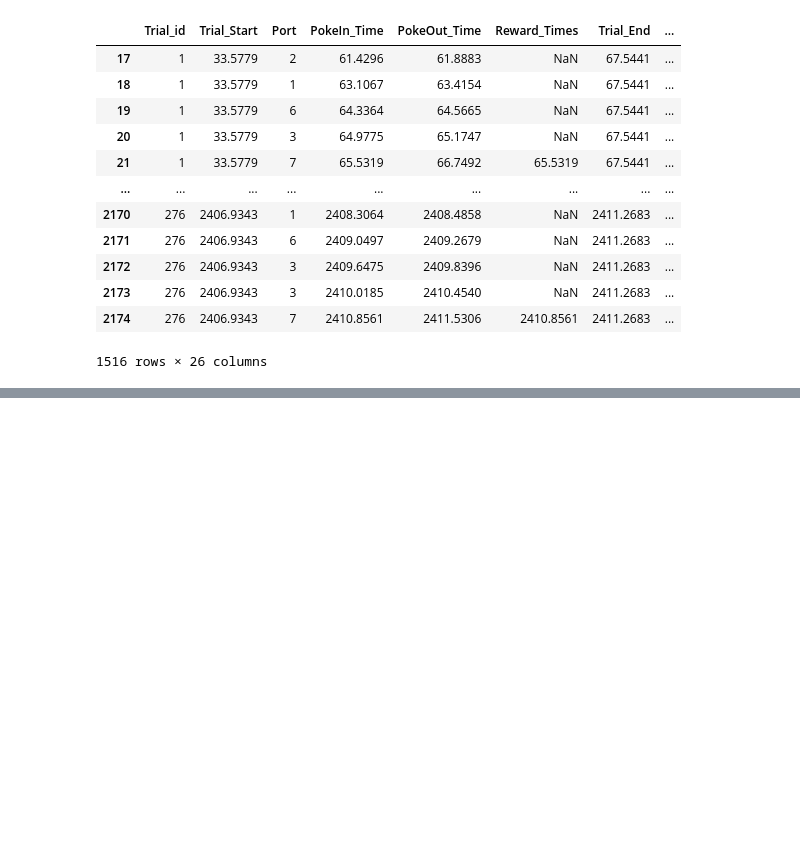
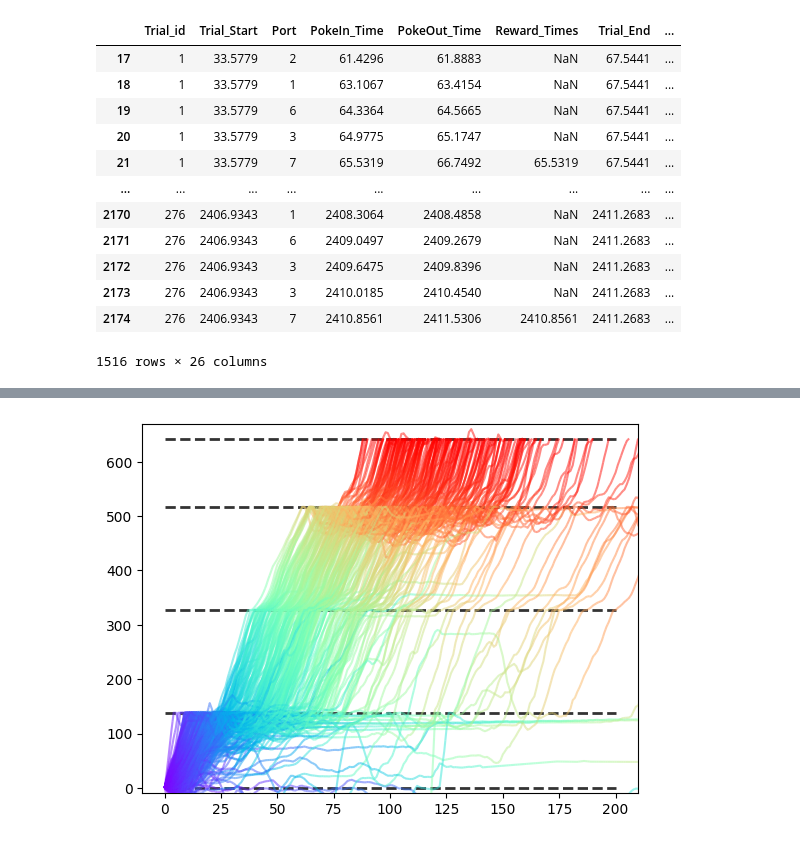
Before and after one commit to ncguilbeault/striatal_replay, a Jupyter notebook: notebooks/linearize_trajectory.ipynb, the cells around one changed output, grey strips where cells are left out. Saved outputs shown, nothing was run; the diff lists cells and outputs as text; code cells hidden in the pictures; blank space fills up the shorter version.

```diff
--- a/notebooks/linearize_trajectory.ipynb
+++ b/notebooks/linearize_trajectory.ipynb
@@ -468,0 +477,4 @@ all_trajectories
+# %%
+ax = plot_all_trajectories_linear(all_trajectories, ports, alpha = 0.5, x_range = (0, 200), y_range = (0, all_trajectories["linear_position"].max()))
+# %% [output]
+[figure, added]
```
Also changed, not shown: parts of 16 cells of this notebook.
